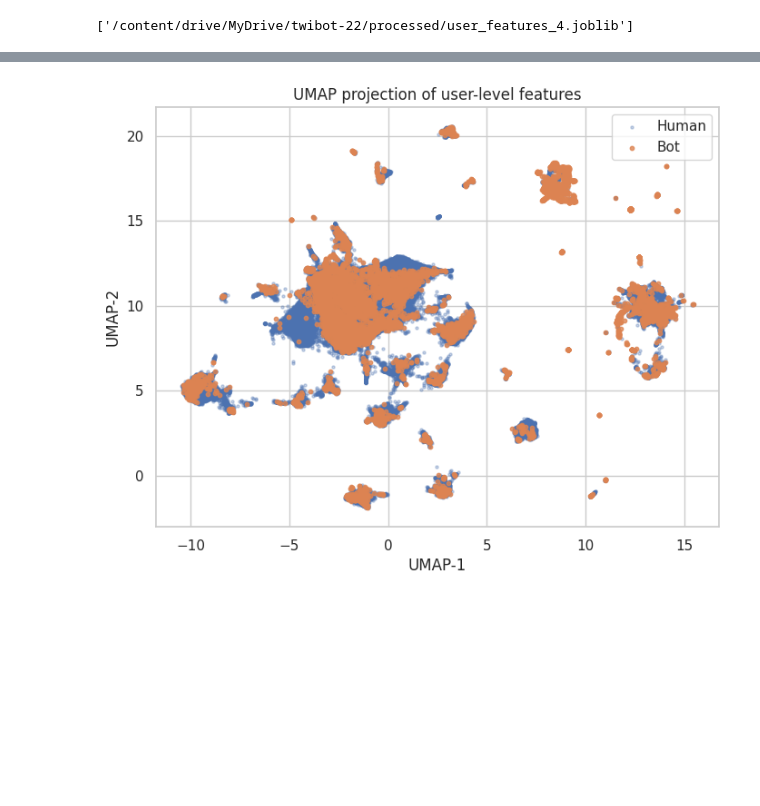
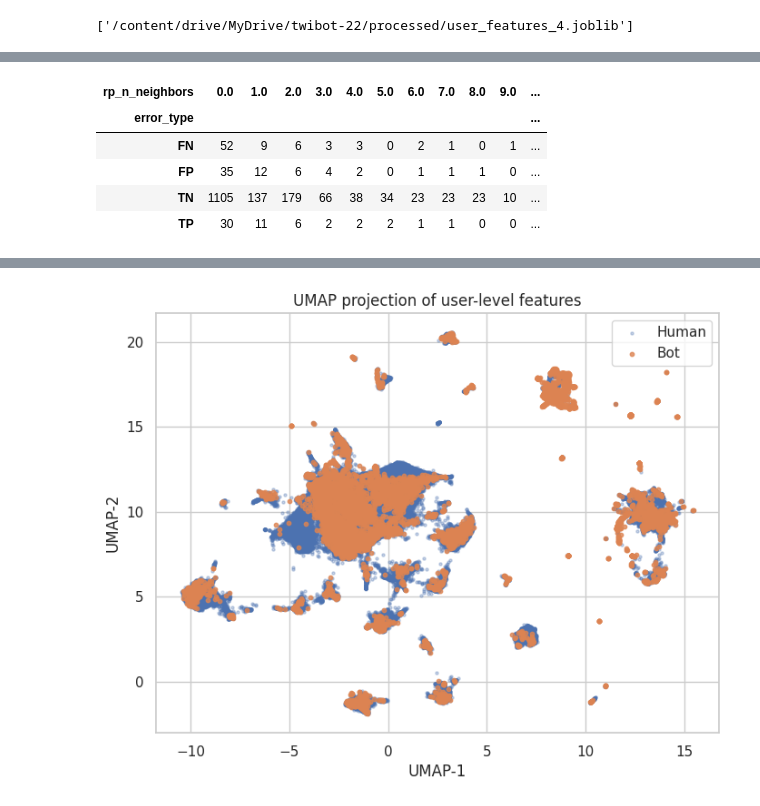
Before and after one commit to julwdo/thesis, a Jupyter notebook: 01_codes/01_gcolab/03_thesis_extract_additional_features_2.ipynb, the cells around one changed output, grey strips where cells are left out. Cells and saved outputs as stored; diff of their text form; code cells hidden in the pictures; blank space fills up the shorter version.

```diff
--- a/01_codes/01_gcolab/03_thesis_extract_additional_features_2.ipynb
+++ b/01_codes/01_gcolab/03_thesis_extract_additional_features_2.ipynb
@@ -798,0 +978,12 @@ XGBoost F1: 0.34396135265700484
+# %%
+pd.crosstab(
+    errors["error_type"],
+    errors["rp_n_neighbors"]
+)
+# %% [output]
+| rp_n_neighbors | 0.0 | 1.0 | 2.0 | 3.0 | 4.0 | 5.0 | 6.0 | 7.0 | 8.0 | 9.0 | ... |
+| error_type |  |  |  |  |  |  |  |  |  |  | ... |
+| FN | 52 | 9 | 6 | 3 | 3 | 0 | 2 | 1 | 0 | 1 | ... |
+| FP | 35 | 12 | 6 | 4 | 2 | 0 | 1 | 1 | 1 | 0 | ... |
+| TN | 1105 | 137 | 179 | 66 | 38 | 34 | 23 | 23 | 23 | 10 | ... |
+| TP | 30 | 11 | 6 | 2 | 2 | 2 | 1 | 1 | 0 | 0 | ... |
```
Also changed, not shown: parts of 34 cells of this notebook.
